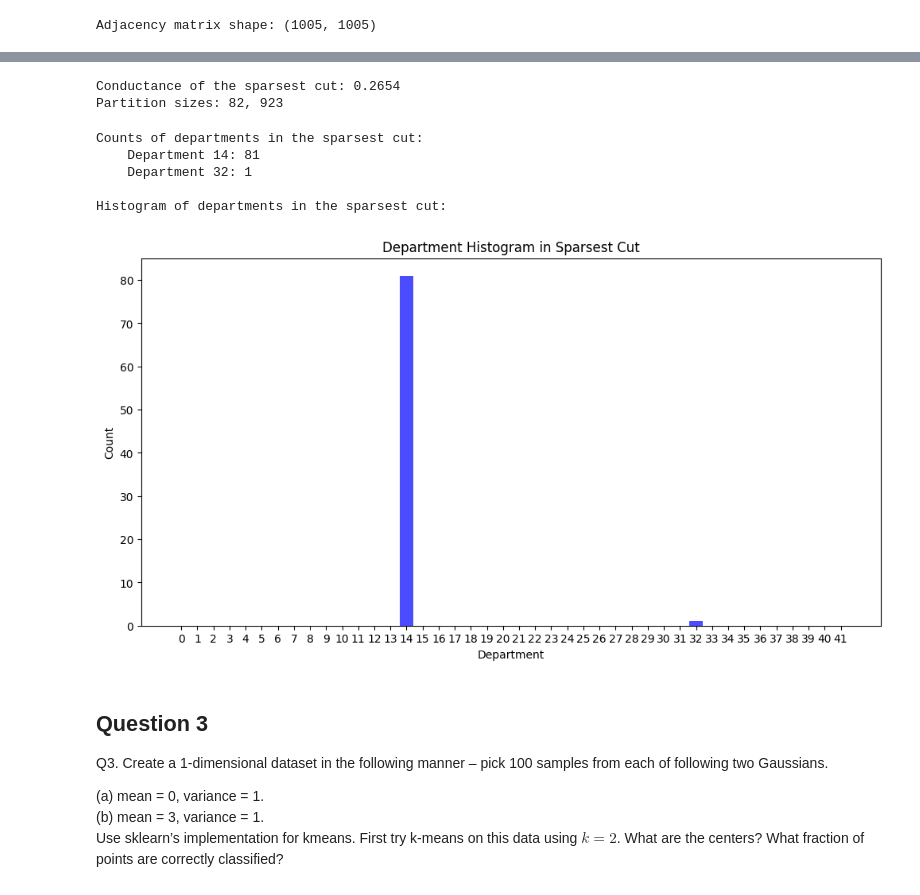
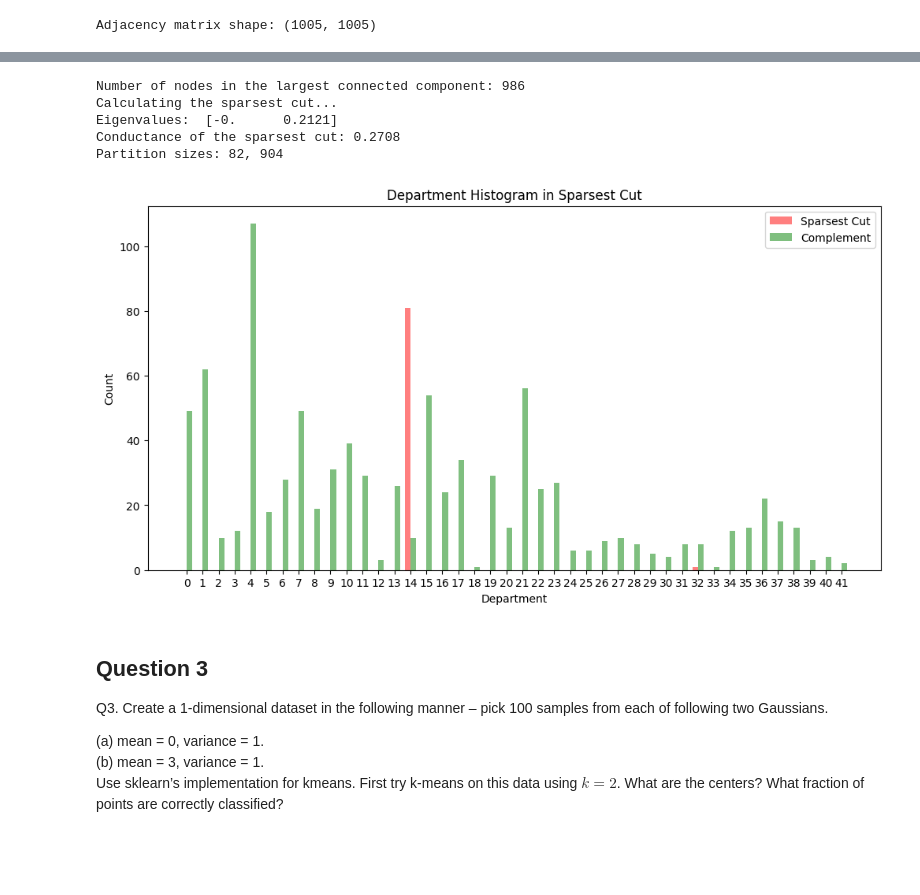
Before and after one commit to ShardulJunagade/CS328-Data-Science-Assignments, a Jupyter notebook: Assignment-2.ipynb, the cells around one changed output, grey strips where cells are left out. Cells and saved outputs as stored; diff of their text form; code cells hidden in the pictures; blank space fills up the shorter version.

```diff
--- a/Assignment-2.ipynb
+++ b/Assignment-2.ipynb
@@ -239,9 +320,9 @@ Number of edges: 25571
 Number of departments: 42
 # %%
 adj_matrix = lil_matrix((num_members, num_members), dtype=np.int8)
-for _, row in tqdm(edges.iterrows(), total=len(edges)):
-    adj_matrix[row["id_1"], row["id_2"]] = 1
-    adj_matrix[row["id_2"], row["id_1"]] = 1
+for id_1, id_2 in tqdm(edges, total=len(edges)):
+    adj_matrix[id_1, id_2] = 1
+    adj_matrix[id_2, id_1] = 1
 adj_matrix = adj_matrix.tocsr()
 print(f"Adjacency matrix shape: {adj_matrix.shape}")
 
@@ -341,34 +463,44 @@ Department-wise Density and Conductance:
 # %%
-# Calculate the sparsest cut and its conductance
-cut_mask, complement_mask, best_conductance = calculate_sparsest_cut(adj_matrix, degrees)
+# Calculate the sparsest cut and its conductance of the largest connected component
+G = nx.from_scipy_sparse_array(adj_matrix)
+lcc_nodes = max(nx.connected_components(G), key=len)
+G_lcc = G.subgraph(lcc_nodes).copy()
+adj_matrix_lcc = nx.to_scipy_sparse_array(G_lcc, format='csr')
+print(f"Number of nodes in the largest connected component: {len(lcc_nodes)}")
+degrees_lcc = np.array(adj_matrix_lcc.sum(axis=1)).flatten()
+labels_lcc_list = labels[list(lcc_nodes)]
+
+cut_mask, complement_mask, best_conductance = calculate_sparsest_cut(adj_matrix_lcc, degrees_lcc)
 np.save(save_dirs[1] + "sparsest_cut_mask.npy", cut_mask)
+
 print(f"Conductance of the sparsest cut: {best_conductance:.4f}")
 print(f"Partition sizes: {np.sum(cut_mask)}, {np.sum(complement_mask)}")
 # %% [output]
-Conductance of the sparsest cut: 0.2654
-Partition sizes: 82, 923
+Number of nodes in the largest connected component: 986
+Calculating the sparsest cut...
+Eigenvalues:  [-0.      0.2121]
+Conductance of the sparsest cut: 0.2708
+Partition sizes: 82, 904
 # %%
-sparse_cut_dept_histogram, sparse_cut_label_counts = calculate_histogram(labels, range(num_departments), cut_mask)
-print("Counts of departments in the sparsest cut:")
-for label, count in sparse_cut_label_counts.items():
-    print(f"    Department {label}: {count}")
+sparse_cut_dept_histogram, sparse_cut_label_counts = calculate_histogram(adj_matrix_lcc, labels_lcc_list, range(num_departments), cut_mask)
+complement_mask_histogram, complement_label_counts = calculate_histogram(adj_matrix_lcc, labels_lcc_list, range(num_departments), complement_mask)
 
-print("\nHistogram of departments in the sparsest cut:")
 plt.figure(figsize=(12, 6))
-plt.bar(range(num_departments), sparse_cut_dept_histogram, color='blue', alpha=0.7)
+bar_width = 0.35
+indices = np.arange(num_departments)
+
+plt.bar(indices, sparse_cut_dept_histogram, bar_width, color='red', alpha=0.5, label='Sparsest Cut')
+plt.bar(indices + bar_width, complement_mask_histogram, bar_width, color='green', alpha=0.5, label='Complement')
+
 plt.xlabel("Department")
 plt.ylabel("Count")
 plt.title("Department Histogram in Sparsest Cut")
-plt.xticks(range(num_departments))
+plt.xticks(indices + bar_width / 2, range(num_departments))
+plt.legend()
 plt.savefig(save_dirs[1] + "sparsest_cut_histogram.png", dpi=300)
 plt.show()
 # %% [output]
-Counts of departments in the sparsest cut:
-    Department 14: 81
-    Department 32: 1
-
-Histogram of departments in the sparsest cut:
-[figure, old version]
+[figure, new version]
 # %% [markdown]
 ## Question 3
 
```
Also changed, not shown: parts of 35 cells of this notebook, 9 other files.
